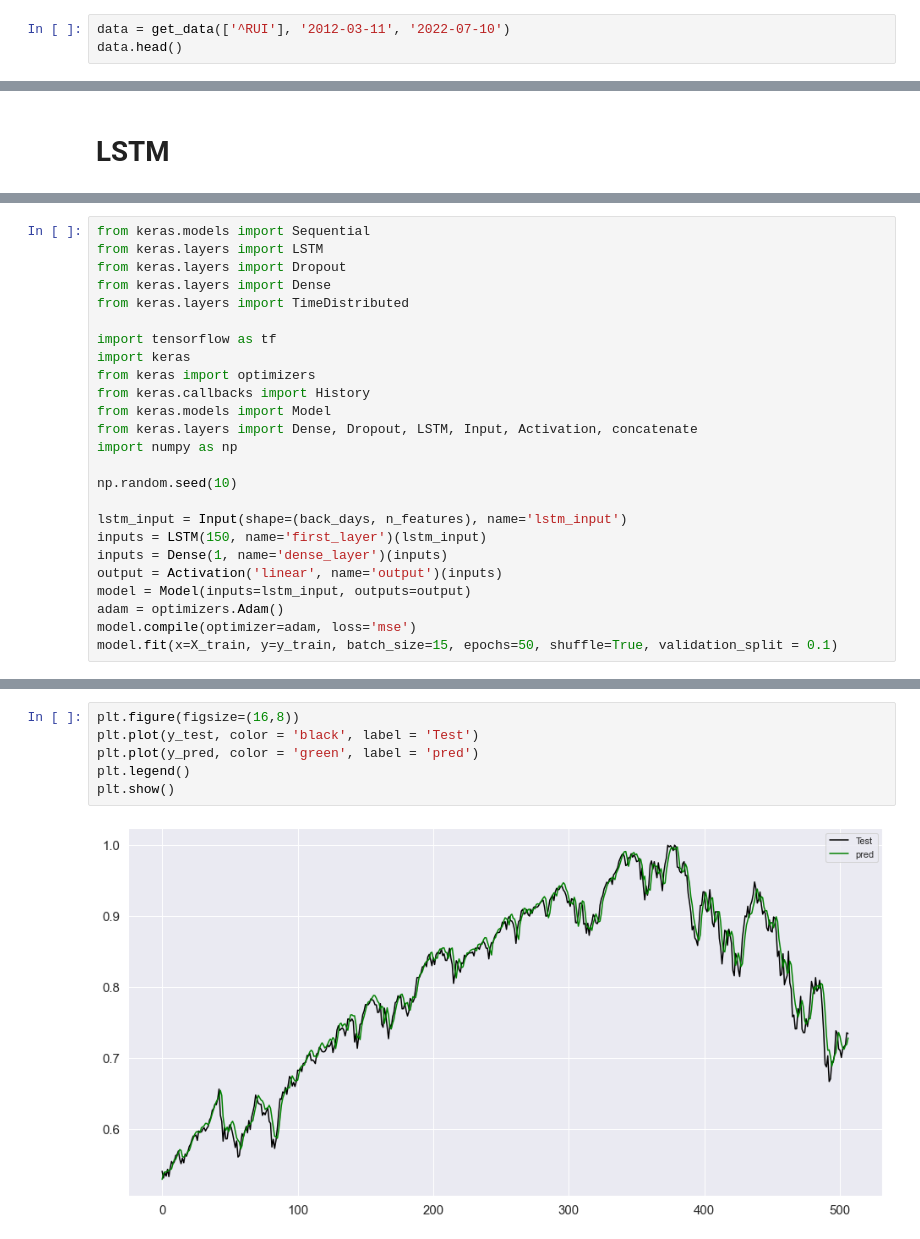
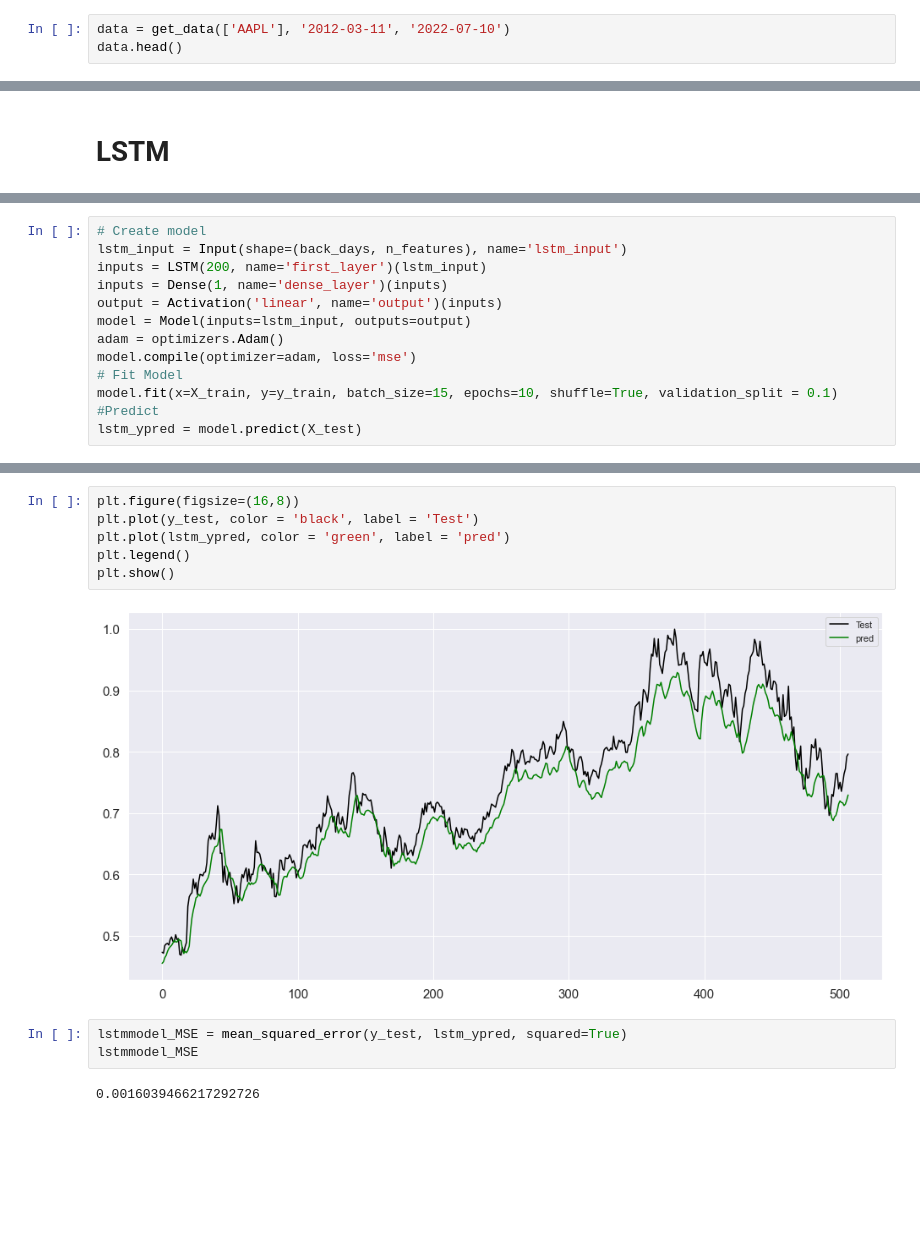
Before and after one commit to Dmenegassi/Investment-and-Trading-Capstone-Project---Build-a-Stock-Price-Indicator, a Jupyter notebook: Investment and Trading Capstone Project - Build a Stock Price Indicator.ipynb, the cells around one changed output, grey strips where cells are left out. Cells and saved outputs as stored; diff of their text form; blank space fills up the shorter version.

Commit message:
Improvements
Improvements on LSTM model

```diff
--- a/Investment and Trading Capstone Project - Build a Stock Price Indicator.ipynb
+++ b/Investment and Trading Capstone Project - Build a Stock Price Indicator.ipynb
@@ -636,7 +675,7 @@ BB_plot(stocks.JNJ, 20, 2)
 # %% [markdown]
 # Linear Regression
 # %%
-data = get_data(['^RUI'], '2012-03-11', '2022-07-10')
+data = get_data(['AAPL'], '2012-03-11', '2022-07-10')
 data.head()
 # %% [output]
 [*********************100%***********************]  1 of 1 completed
@@ -834,26 +893,14 @@ X_train.shape
 # %%
-from keras.models import Sequential
-from keras.layers import LSTM
-from keras.layers import Dropout
-from keras.layers import Dense
-from keras.layers import TimeDistributed
-
-import tensorflow as tf
-import keras
-from keras import optimizers
-from keras.callbacks import History
-from keras.models import Model
-from keras.layers import Dense, Dropout, LSTM, Input, Activation, concatenate
-import numpy as np
-
-np.random.seed(10)
-
+# Create model
 lstm_input = Input(shape=(back_days, n_features), name='lstm_input')
-inputs = LSTM(150, name='first_layer')(lstm_input)
+inputs = LSTM(200, name='first_layer')(lstm_input)
 inputs = Dense(1, name='dense_layer')(inputs)
 output = Activation('linear', name='output')(inputs)
 model = Model(inputs=lstm_input, outputs=output)
 adam = optimizers.Adam()
 model.compile(optimizer=adam, loss='mse')
-model.fit(x=X_train, y=y_train, batch_size=15, epochs=50, shuffle=True, validation_split = 0.1)
+# Fit Model
+model.fit(x=X_train, y=y_train, batch_size=15, epochs=10, shuffle=True, validation_split = 0.1)
+#Predict
+lstm_ypred = model.predict(X_test)
 # %% [output]
@@ -902,8 +945,13 @@ for i in range(50):
 # %%
 plt.figure(figsize=(16,8))
 plt.plot(y_test, color = 'black', label = 'Test')
-plt.plot(y_pred, color = 'green', label = 'pred')
+plt.plot(lstm_ypred, color = 'green', label = 'pred')
 plt.legend()
 plt.show()
 # %% [output]
-[figure, old version]
+[figure, new version]
+# %%
+lstmmodel_MSE = mean_squared_error(y_test, lstm_ypred, squared=True)
+lstmmodel_MSE
+# %% [output]
+0.0016039466217292726
```
Also changed, not shown: parts of 71 cells of this notebook.
